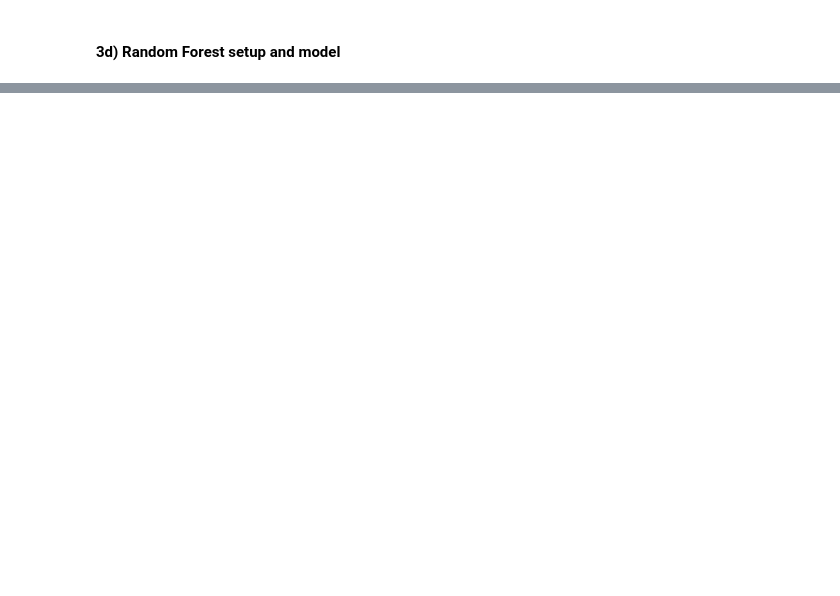
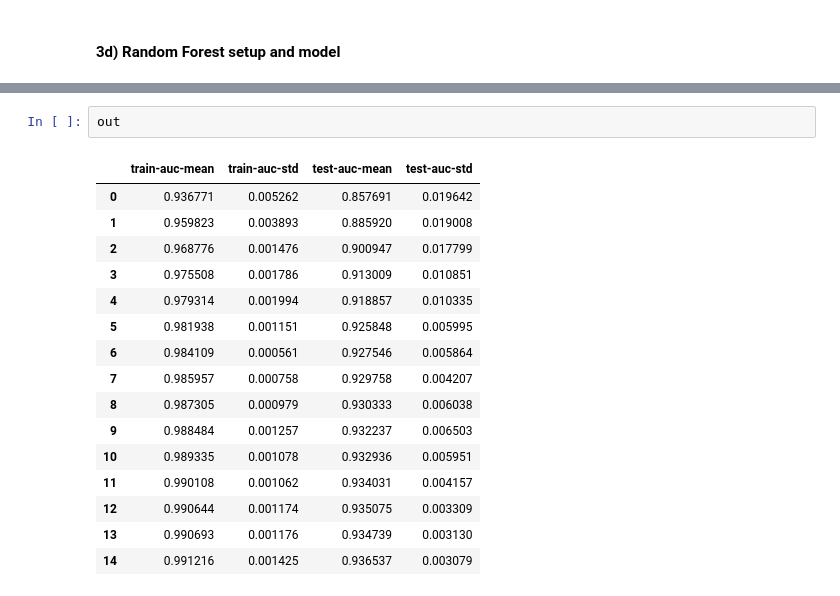
Before and after one commit to dk28yip/MSDS7333, a Jupyter notebook: DS7333_Case4.ipynb, the cells around one changed output, grey strips where cells are left out. Saved outputs shown, nothing was run; the diff lists cells and outputs as text; blank space fills up the shorter version.

```diff
--- a/DS7333_Case4.ipynb
+++ b/DS7333_Case4.ipynb
@@ -321,0 +668,19 @@ Recall: 22.31%
+# %%
+out
+# %% [output]
+|  | train-auc-mean | train-auc-std | test-auc-mean | test-auc-std |
+| 0 | 0.936771 | 0.005262 | 0.857691 | 0.019642 |
+| 1 | 0.959823 | 0.003893 | 0.885920 | 0.019008 |
+| 2 | 0.968776 | 0.001476 | 0.900947 | 0.017799 |
+| 3 | 0.975508 | 0.001786 | 0.913009 | 0.010851 |
+| 4 | 0.979314 | 0.001994 | 0.918857 | 0.010335 |
+| 5 | 0.981938 | 0.001151 | 0.925848 | 0.005995 |
+| 6 | 0.984109 | 0.000561 | 0.927546 | 0.005864 |
+| 7 | 0.985957 | 0.000758 | 0.929758 | 0.004207 |
+| 8 | 0.987305 | 0.000979 | 0.930333 | 0.006038 |
+| 9 | 0.988484 | 0.001257 | 0.932237 | 0.006503 |
+| 10 | 0.989335 | 0.001078 | 0.932936 | 0.005951 |
+| 11 | 0.990108 | 0.001062 | 0.934031 | 0.004157 |
+| 12 | 0.990644 | 0.001174 | 0.935075 | 0.003309 |
+| 13 | 0.990693 | 0.001176 | 0.934739 | 0.003130 |
+| 14 | 0.991216 | 0.001425 | 0.936537 | 0.003079 |
```
Also changed, not shown: parts of 44 cells of this notebook, 1 other file.
